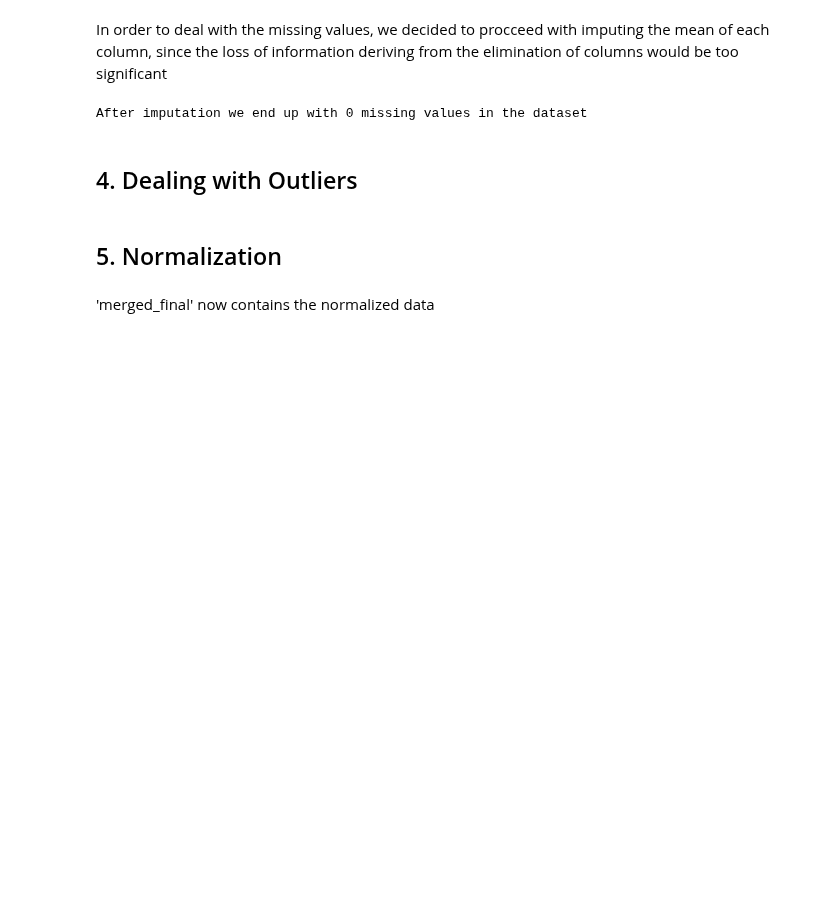
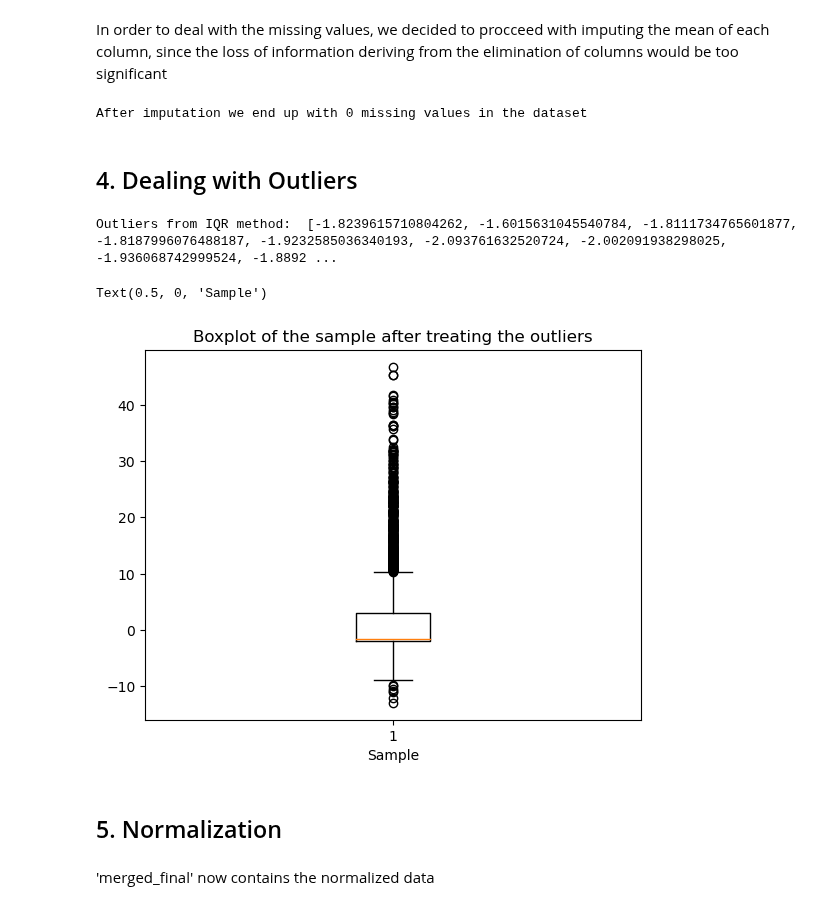
Before and after one commit to simoneassirelli/Machine-Learning-Fieldwork---G3, a Jupyter notebook: code.ipynb, the cells around one changed output. Cells and saved outputs as stored; diff of their text form; code cells hidden in the pictures; blank space fills up the shorter version.

```diff
--- a/code.ipynb
+++ b/code.ipynb
@@ -202,6 +202,35 @@ print(f'After imputation we end up with {merged_final.isna().sum().sum()} missin
 After imputation we end up with 0 missing values in the dataset
 # %% [markdown]
 ## 4. Dealing with Outliers
+# %%
+merged_final_columns = merged_final.columns
+# Define the function to detect outliers
+def detect_outliers_iqr(merged_final_columns):
+    outliers = []
+    data = sorted(merged_final_columns)
+    q1 = np.percentile(data, 25)
+    q3 = np.percentile(data, 75)
+    IQR = q3 - q1
+    lwr_bound = q1 - (1.5 * IQR)
+    upr_bound = q3 + (1.5 * IQR)
+    for i in merged_final_columns:
+        if (i < lwr_bound or i > upr_bound):
+            outliers.append(i)
+    return outliers
+
+# Driver code
+sample_outliers = detect_outliers_iqr(merged_final['FRN_FURNACE_PRESSURE'])
+print("Outliers from IQR method: ", sample_outliers)
+# %% [output]
+Outliers from IQR method:  [-1.8239615710804262, -1.6015631045540784, -1.8111734765601877, -1.8187996076488187, -1.9232585036340193, -2.093761632520724, -2.002091938298025, -1.936068742999524, -1.8892 ...
+# %%
+# plot outliers using boxplot
+plt.boxplot(detect_outliers_iqr(merged_final['FRN_FURNACE_PRESSURE']))
+plt.title("Boxplot of the sample after treating the outliers")
+plt.xlabel("Sample")
+# %% [output]
+Text(0.5, 0, 'Sample')
+[figure, added]
 # %% [markdown]
 ## 5. Normalization
 # %%
```
